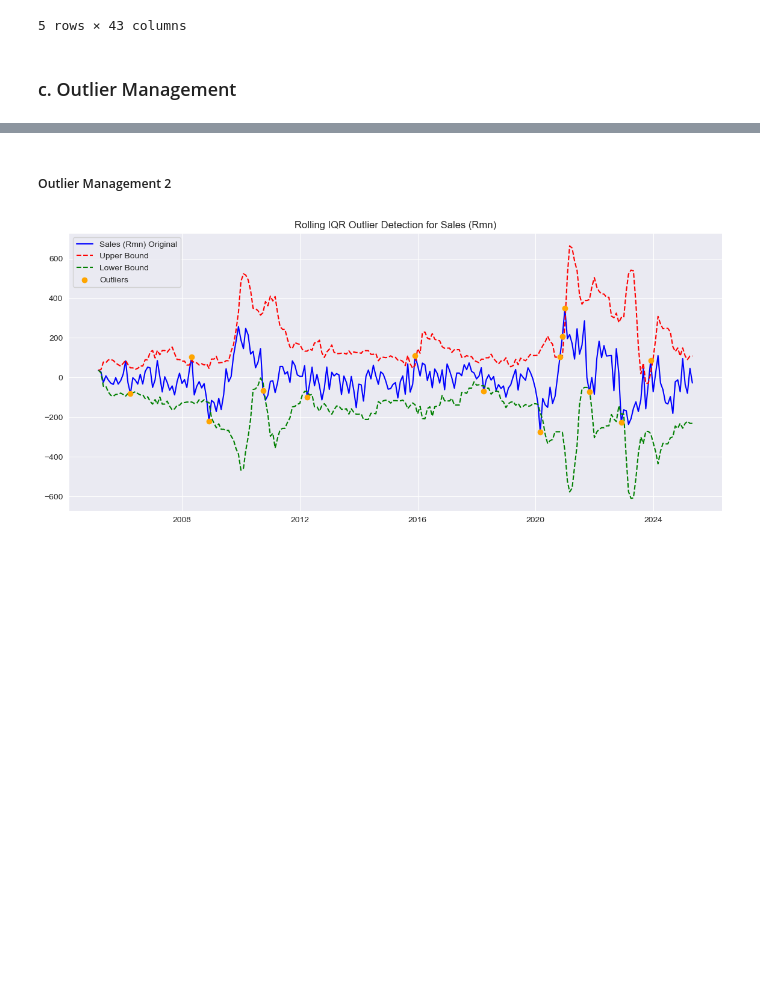
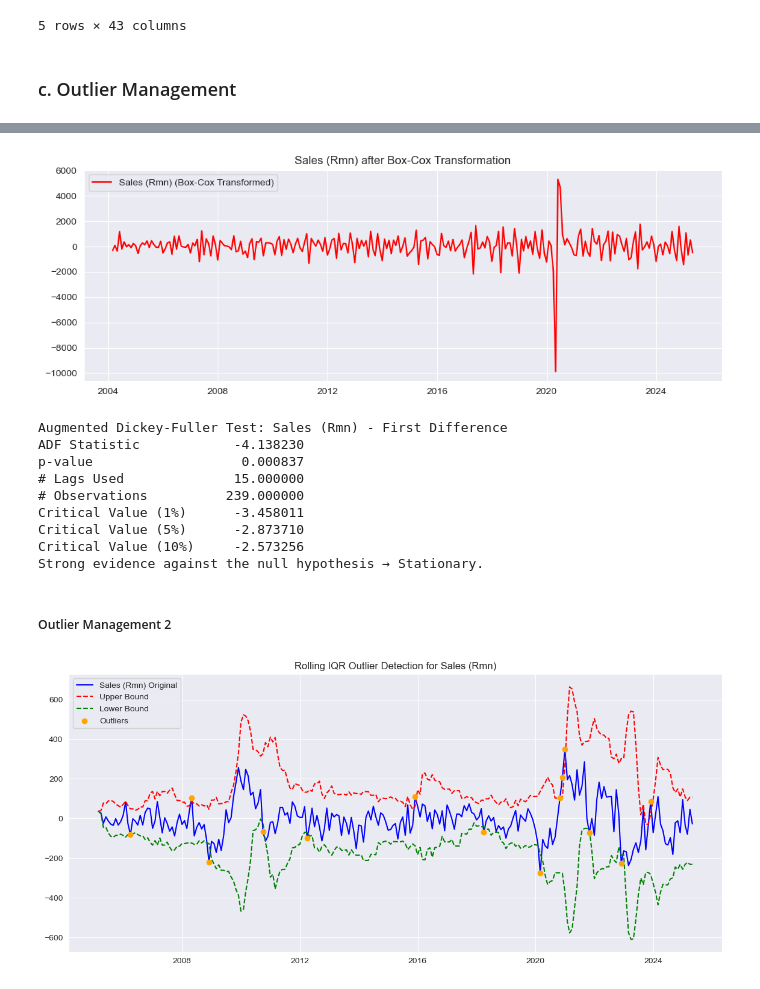
Before and after one commit to MahlatsiM/HonoursResearch, a Jupyter notebook: Cars_Prepro.ipynb, the cells around one changed output, grey strips where cells are left out. Drawn from its saved outputs; the diff is of its cells as text; code cells hidden in the pictures; blank space fills up the shorter version.

```diff
--- a/Cars_Prepro.ipynb
+++ b/Cars_Prepro.ipynb
@@ -741,19 +892,0 @@ Strong evidence against the null hypothesis → Stationary.
-# %%
-# We need to remove the trend and seasonality from 'Sales (Rmn)' variable since it is non-stationary
-
-# First-order differencing
-final_df['Sales (Rmn)'] = final_df['Sales (Rmn)'].diff().diff(12)
-final_df_scaled['Sales (Rmn)'] = final_df_scaled['Sales (Rmn)'].diff().diff(12)
-
-# Drop NA from differencing
-final_df = final_df.dropna()
-final_df_scaled = final_df_scaled.dropna()
-
-# Re-run ADF test on differenced series
-plt.figure(figsize=(12,4))
-plt.plot(final_df.index, final_df['Sales (Rmn)'], label="Sales (Rmn) (Box-Cox Transformed)", color="red")
-plt.title("Sales (Rmn) after Box-Cox Transformation")
-plt.legend()
-plt.show()
-
-adf_test(final_df['Sales (Rmn)'], 'Sales (Rmn) - First Difference')
@@ -771,3 +981,31 @@ Strong evidence against the null hypothesis → Stationary.
+# %%
+# We need to remove the trend and seasonality from 'Sales (Rmn)' variable since it is non-stationary
+
+# First-order differencing
+final_df['Sales (Rmn)'] = final_df['Sales (Rmn)'].diff(1)
+
+# Drop NA from differencing
+final_df = final_df.dropna()
+
+# Re-run ADF test on differenced series
+plt.figure(figsize=(12,4))
+plt.plot(final_df.index, final_df['Sales (Rmn)'], label="Sales (Rmn) (Box-Cox Transformed)", color="red")
+plt.title("Sales (Rmn) after Box-Cox Transformation")
+plt.legend()
+plt.show()
+
+adf_test(final_df['Sales (Rmn)'], 'Sales (Rmn) - First Difference')
+# %% [output]
+[figure, added]
+Augmented Dickey-Fuller Test: Sales (Rmn) - First Difference
+ADF Statistic            -4.138230
+p-value                   0.000837
+# Lags Used              15.000000
+# Observations          239.000000
+Critical Value (1%)      -3.458011
+Critical Value (5%)      -2.873710
+Critical Value (10%)     -2.573256
+Strong evidence against the null hypothesis → Stationary.
 # %% [markdown]
 ##### Outlier Management 2
 # %%
```
Also changed, not shown: parts of 25 cells of this notebook, 1 other file.
